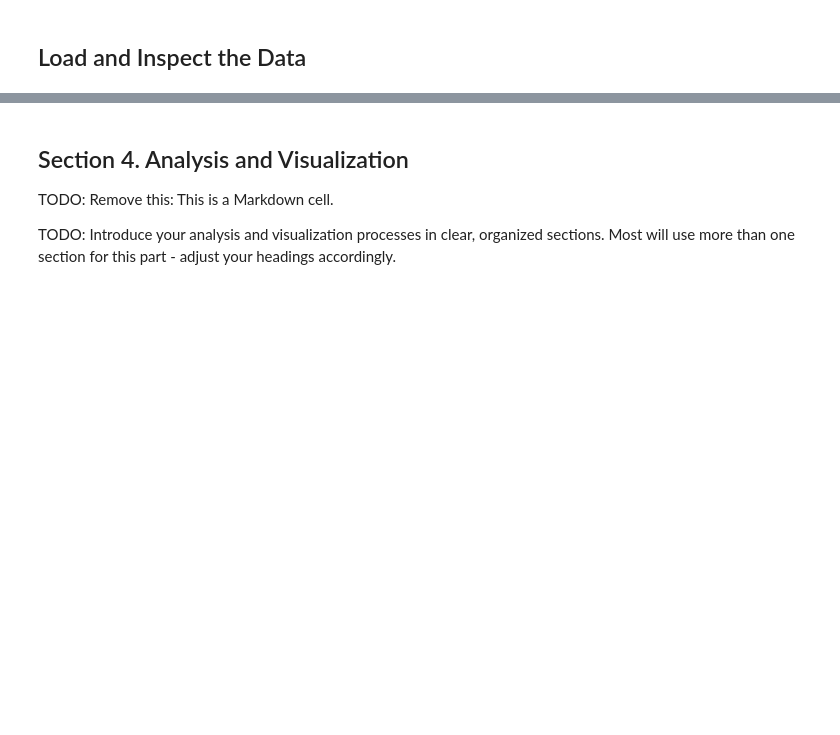
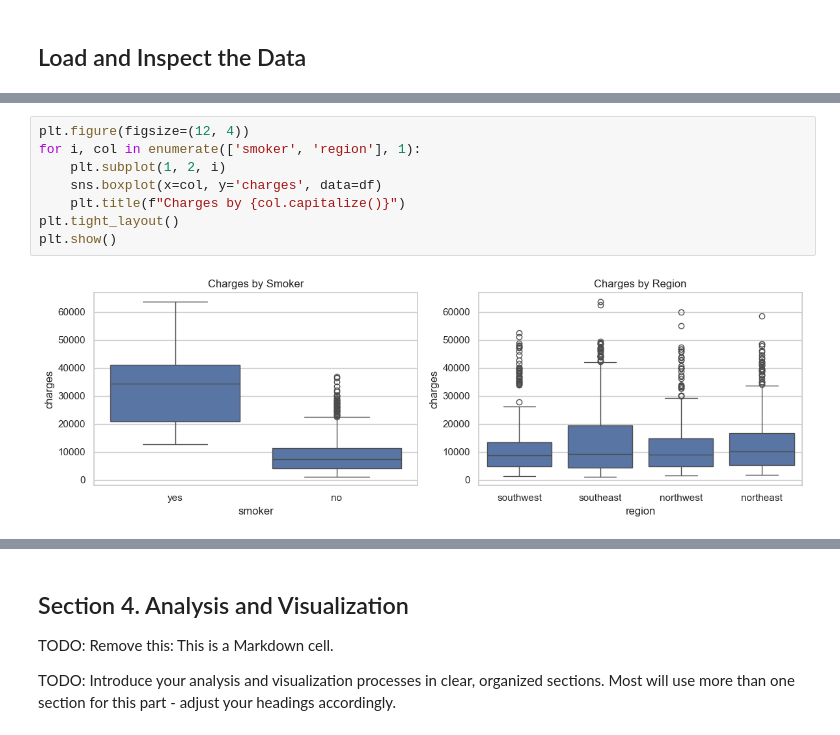
Before and after one commit to egbogbo11/capstone-insurance-costs-predictor, a Jupyter notebook: notebooks/demo_notebook.ipynb, the cells around one changed output, grey strips where cells are left out. Saved outputs shown, nothing was run; the diff lists cells and outputs as text; blank space fills up the shorter version.

```diff
--- a/notebooks/demo_notebook.ipynb
+++ b/notebooks/demo_notebook.ipynb
@@ -88,0 +139,10 @@ None
+# %%
+plt.figure(figsize=(12, 4))
+for i, col in enumerate(['smoker', 'region'], 1):
+    plt.subplot(1, 2, i)
+    sns.boxplot(x=col, y='charges', data=df)
+    plt.title(f"Charges by {col.capitalize()}")
+plt.tight_layout()
+plt.show()
+# %% [output]
+[figure, added]
```
Also changed, not shown: parts of 14 cells of this notebook.
